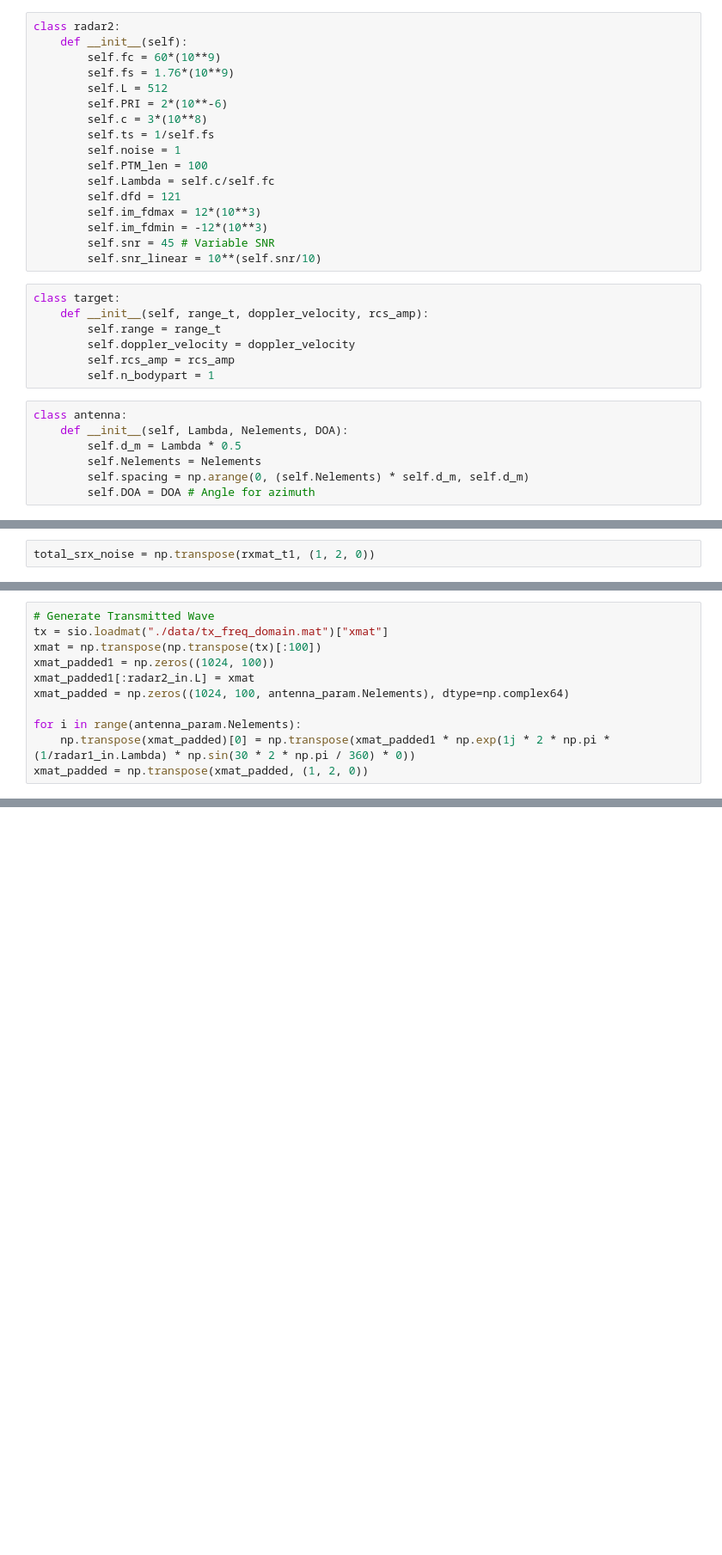
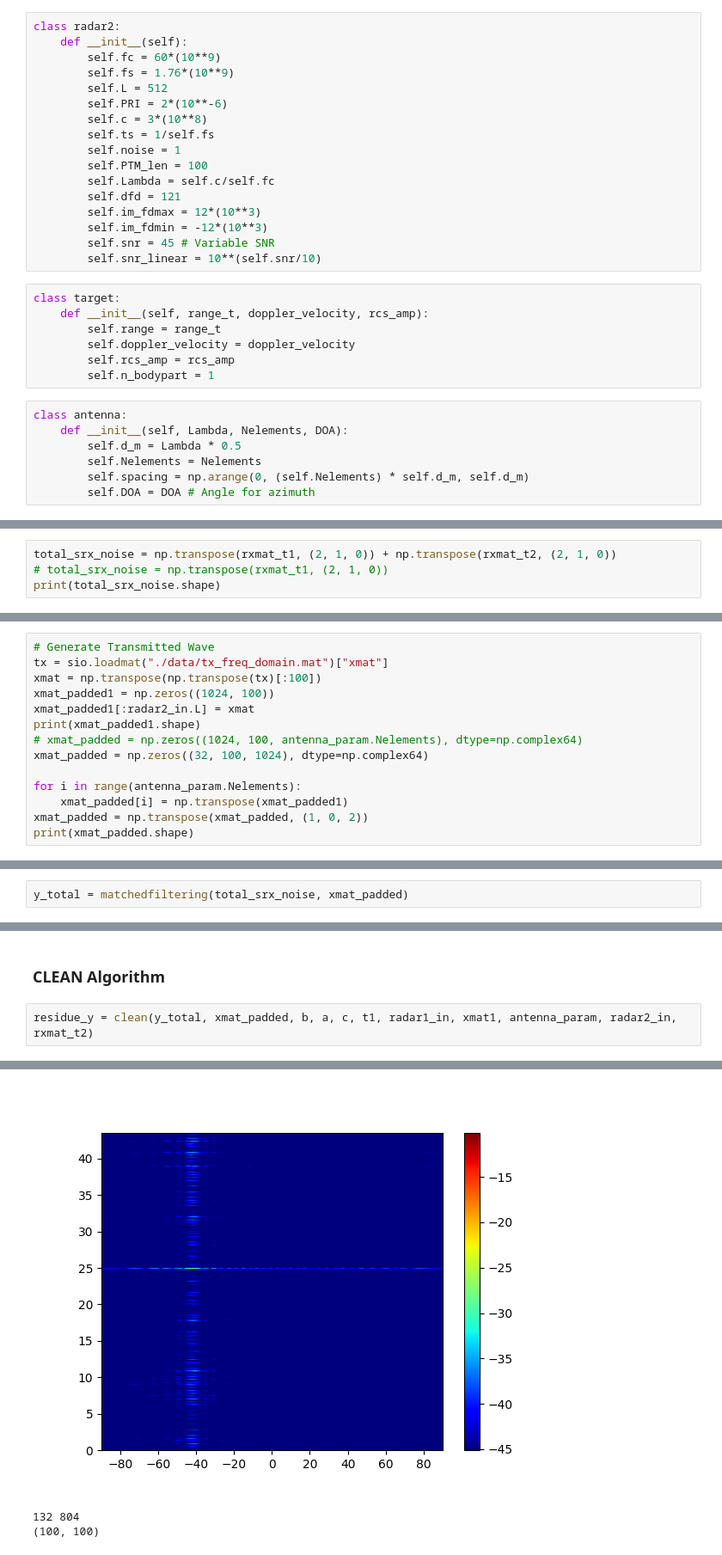
Before and after one commit to sidharth-jha/FPGA-IP, a Jupyter notebook: PYNQ-Demo/JRC-PS.ipynb, the cells around one changed output, grey strips where cells are left out. Shown: that part at 86% size. Cells and saved outputs as stored; diff of their text form; blank space fills up the shorter version.

```diff
--- a/PYNQ-Demo/JRC-PS.ipynb
+++ b/PYNQ-Demo/JRC-PS.ipynb
@@ -199,2 +369,4 @@ antenna_param = antenna(radar2_in.Lambda, Nu_elements, DOA_angle)
 # %%
-total_srx_noise = np.transpose(rxmat_t1, (1, 2, 0))
+total_srx_noise = np.transpose(rxmat_t1, (2, 1, 0)) + np.transpose(rxmat_t2, (2, 1, 0))
+# total_srx_noise = np.transpose(rxmat_t1, (2, 1, 0))
+print(total_srx_noise.shape)
@@ -204,8 +378,11 @@ tx = sio.loadmat("./data/tx_freq_domain.mat")["xmat"]
 xmat = np.transpose(np.transpose(tx)[:100])
 xmat_padded1 = np.zeros((1024, 100))
 xmat_padded1[:radar2_in.L] = xmat
-xmat_padded = np.zeros((1024, 100, antenna_param.Nelements), dtype=np.complex64)
+print(xmat_padded1.shape)
+# xmat_padded = np.zeros((1024, 100, antenna_param.Nelements), dtype=np.complex64)
+xmat_padded = np.zeros((32, 100, 1024), dtype=np.complex64)
 
 for i in range(antenna_param.Nelements):
-    np.transpose(xmat_padded)[0] = np.transpose(xmat_padded1 * np.exp(1j * 2 * np.pi * (1/radar1_in.Lambda) * np.sin(30 * 2 * np.pi / 360) * 0))
-xmat_padded = np.transpose(xmat_padded, (1, 2, 0))
+    xmat_padded[i] = np.transpose(xmat_padded1)
+xmat_padded = np.transpose(xmat_padded, (1, 0, 2))
+print(xmat_padded.shape)
@@ -251,0 +392,2 @@ iteration: 99
+# %%
+y_total = matchedfiltering(total_srx_noise, xmat_padded)
@@ -271,0 +455,5 @@ plt.show()
+# %% [markdown]
+### CLEAN Algorithm
+# %%
+residue_y = clean(y_total, xmat_padded, b, a, c, t1, radar1_in, xmat1, antenna_param, radar2_in, rxmat_t2)
+# %% [output]
@@ -271,0 +477,3 @@ plt.show()
+[figure, added]
+132 804
+(100, 100)
```
Also changed, not shown: parts of 22 cells of this notebook.
